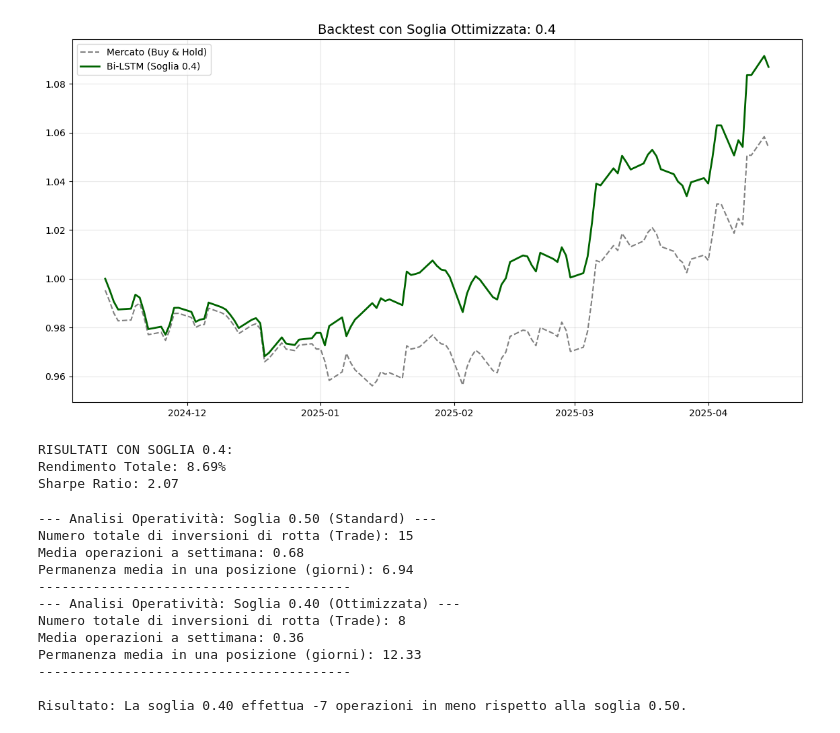
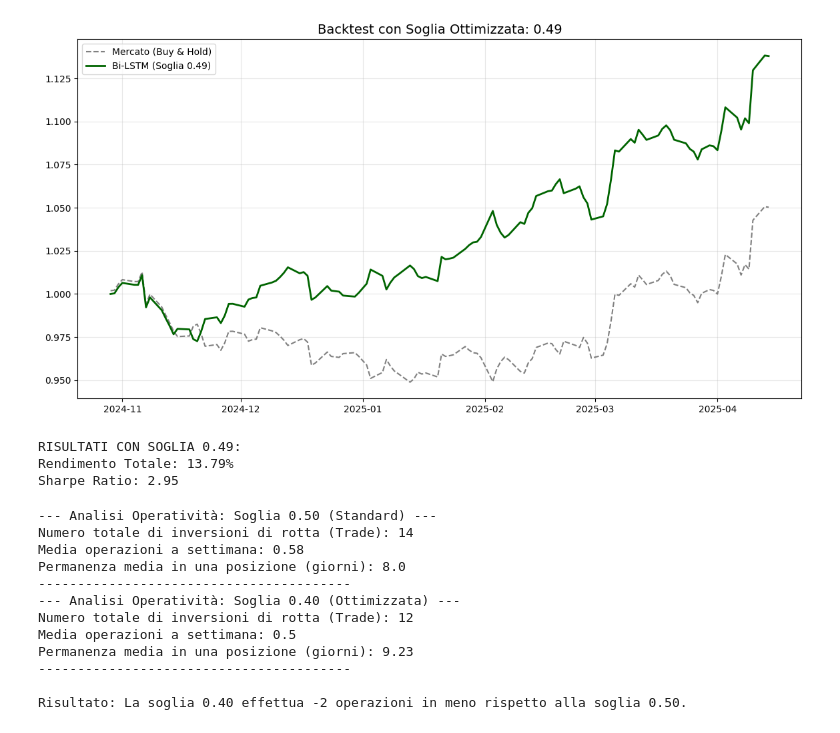
Before and after one commit to dieguz17/Forecasting-EUR-USD-Integrazione-di-modelli-GARCH-e-Sentiment-Analysis-FinBERT-BiLSTM-, a Jupyter notebook: tesipartepython.ipynb, the cells around one changed output. Drawn from its saved outputs; the diff is of its cells as text; code cells hidden in the pictures.

```diff
--- a/tesipartepython.ipynb
+++ b/tesipartepython.ipynb
@@ -67,7 +53,7 @@ from tensorflow.keras.layers import LSTM, Dense, Bidirectional, Dropout, Input
 from tensorflow.keras.callbacks import EarlyStopping, ReduceLROnPlateau
 from tensorflow.keras.optimizers import Adam
 
-# --- 0. SET SEED PER RIPRODUCIBILITÀ TOTALE ---
+
 def set_reproducibility(seed=42):
     random.seed(seed)
     np.random.seed(seed)
@@ -77,8 +63,8 @@ def set_reproducibility(seed=42):
 
 set_reproducibility(42)
 
-# 1. CARICAMENTO
-df = pd.read_csv('input_per_bilstm_final.csv')
+
+df = pd.read_csv('input_per_bilstm_final1.csv')
 df['Date'] = pd.to_datetime(df['Date'])
 df.sort_values('Date', inplace=True)
 
@@ -92,7 +78,7 @@ def create_sequences(data, target, window_size):
         y.append(target[i + window_size])
     return np.array(X), np.array(y)
 
-# --- PARAMETRI PER TUNING ROBUSTO ---
+
 param_grid = {
     'window_size': [10, 20],
     'learning_rate': [0.001, 0.0005],
@@ -104,8 +90,7 @@ param_grid = {
 num_trials = 6
 tscv = TimeSeriesSplit(n_splits=5)
 
-# --- NUOVA LOGICA: GENERAZIONE TRIAL UNICI ---
-# ParameterSampler garantisce combinazioni diverse (se lo spazio lo permette)
+
 param_list = list(ParameterSampler(param_grid, n_iter=num_trials, random_state=42))
 
 best_robust_score = -np.inf
@@ -113,7 +98,7 @@ best_params = {}
 
 print(f"Inizio Robust Tuning su {len(param_list)} combinazioni UNICHE...")
 
-# Usiamo param_list nel ciclo for
+
 for trial, current_params in enumerate(param_list):
     fold_accs = []
 
@@ -131,7 +116,7 @@ for trial, current_params in enumerate(param_list):
         if len(X_tr) < 10 or len(X_val) < 10: continue
 
         tf.keras.backend.clear_session()
-        set_reproducibility(42) # Manteniamo il seed fisso per confrontare i parametri "a parità di fortuna"
+        set_reproducibility(42) #
 
         model = Sequential([
             Input(shape=(current_params['window_size'], len(features))),
@@ -168,7 +153,7 @@ for trial, current_params in enumerate(param_list):
 
 print(f"\n--- MIGLIORI PARAMETRI TROVATI ---\n{best_params}")
 
-# --- ADDESTRAMENTO FINALE ---
+
 split_idx = int(len(df) * 0.8)
 train_final = df.iloc[:split_idx]
 test_final = df.iloc[split_idx:]
@@ -481,13 +457,13 @@ import pandas as pd
 import numpy as np
 import matplotlib.pyplot as plt
 
-# --- CONFIGURAZIONE SOGLIA ---
-SOGLIA_CUSTOM = 0.40  # La tua soglia ottimizzata (Youden)
 
-# 1. Generazione delle previsioni (Probabilità)
+SOGLIA_CUSTOM = 0.49
+
+
 y_pred_probs = final_model.predict(X_test_fin)
 
-# 2. Allineamento Dati
+
 window_size = best_params['window_size']
 test_dates = test_final['Date'].iloc[window_size:].values
 test_returns = test_final['Log_Return'].iloc[window_size:].values
@@ -498,16 +474,15 @@ backtest_opt_df = pd.DataFrame({
     'Prob_Up': y_pred_probs.flatten()
 })
 
-# 3. STRATEGIA CON SOGLIA OTTIMIZZATA (0.40)
-# Se Prob > 0.40 -> Long (1), altrimenti Short (-1)
+
 backtest_opt_df['Pos_BiLSTM'] = np.where(backtest_opt_df['Prob_Up'] > SOGLIA_CUSTOM, 1, -1)
 backtest_opt_df['Ret_BiLSTM'] = backtest_opt_df['Pos_BiLSTM'].shift(1) * backtest_opt_df['Actual_Return']
 
-# 4. CALCOLO EQUITY CURVES
+
 backtest_opt_df['Equity_Market'] = np.exp(backtest_opt_df['Actual_Return'].cumsum())
 backtest_opt_df['Equity_BiLSTM_040'] = np.exp(backtest_opt_df['Ret_BiLSTM'].fillna(0).cumsum())
 
-# 5. PLOT DI CONFRONTO
+
 plt.figure(figsize=(14, 7))
 plt.plot(backtest_opt_df['Date'], backtest_opt_df['Equity_Market'], label='Mercato (Buy & Hold)', color='gray', linestyle='--')
 plt.plot(backtest_opt_df['Date'], backtest_opt_df['Equity_BiLSTM_040'], label=f'Bi-LSTM (Soglia {SOGLIA_CUSTOM})', color='darkgreen', linewidth=2)
@@ -517,7 +492,7 @@ plt.legend()
 plt.grid(True, alpha=0.3)
 plt.show()
 
-# 6. METRICHE
+
 def quick_metrics(log_ret):
     total = (np.exp(np.sum(log_ret)) - 1) * 100
     sharpe = (np.mean(log_ret) / np.std(log_ret)) * np.sqrt(252) if np.std(log_ret) != 0 else 0
@@ -532,15 +507,13 @@ print(f"Sharpe Ratio: {sharpe_040:.2f}")
-[figure, old version]
+[figure, new version]
-RISULTATI CON SOGLIA 0.4:
-Rendimento Totale: 8.69%
-Sharpe Ratio: 2.07
+RISULTATI CON SOGLIA 0.49:
+Rendimento Totale: 13.79%
+Sharpe Ratio: 2.95
 # %%
 def analyze_trades(df_backtest, name="Strategia"):
-    # Calcoliamo i cambi di posizione: ogni volta che la posizione di oggi è diversa da ieri
-    # Usiamo diff() per vedere il cambiamento e abs() > 0 per contarlo
+
     trades = df_backtest['Pos_BiLSTM'].diff().abs().fillna(0).sum() / 2 # /2 perché un cambio +1 a -1 è un'operazione completa
 
-    # Se il modello non cambia mai, trades sarà 0.
-    # In realtà, ogni volta che diff è != 0 c'è un'operazione di acquisto o vendita.
+
     total_switches = df_backtest['Pos_BiLSTM'].diff().iloc[1:].ne(0).sum()
 
     print(f"--- Analisi Operatività: {name} ---")
@@ -550,28 +523,28 @@ def analyze_trades(df_backtest, name="Strategia"):
     print("-" * 40)
     return total_switches
 
-# 1. Analisi per Soglia 0.50 (usando il primo backtest_df)
+
 switches_050 = analyze_trades(backtest_df, "Soglia 0.50 (Standard)")
 
-# 2. Analisi per Soglia 0.40 (usando backtest_opt_df)
+
 switches_040 = analyze_trades(backtest_opt_df, "Soglia 0.40 (Ottimizzata)")
 
-# Confronto immediato
+
 diff = switches_040 - switches_050
 print(f"\nRisultato: La soglia 0.40 effettua {diff} operazioni in {'più' if diff > 0 else 'meno'} rispetto alla soglia 0.50.")
 # %% [output]
 --- Analisi Operatività: Soglia 0.50 (Standard) ---
-Numero totale di inversioni di rotta (Trade): 15
-Media operazioni a settimana: 0.68
-Permanenza media in una posizione (giorni): 6.94
+Numero totale di inversioni di rotta (Trade): 14
+Media operazioni a settimana: 0.58
+Permanenza media in una posizione (giorni): 8.0
 ----------------------------------------
 --- Analisi Operatività: Soglia 0.40 (Ottimizzata) ---
-Numero totale di inversioni di rotta (Trade): 8
-Media operazioni a settimana: 0.36
-Permanenza media in una posizione (giorni): 12.33
+Numero totale di inversioni di rotta (Trade): 12
+Media operazioni a settimana: 0.5
+Permanenza media in una posizione (giorni): 9.23
 ----------------------------------------
 
-Risultato: La soglia 0.40 effettua -7 operazioni in meno rispetto alla soglia 0.50.
+Risultato: La soglia 0.40 effettua -2 operazioni in meno rispetto alla soglia 0.50.
 # %%
 import numpy as np
 import pandas as pd
```
Also changed, not shown: parts of 11 cells of this notebook.
